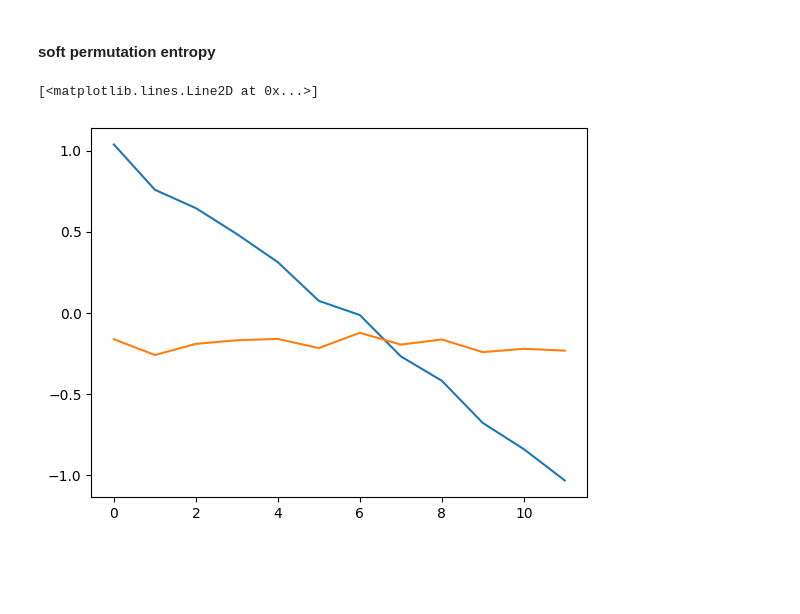
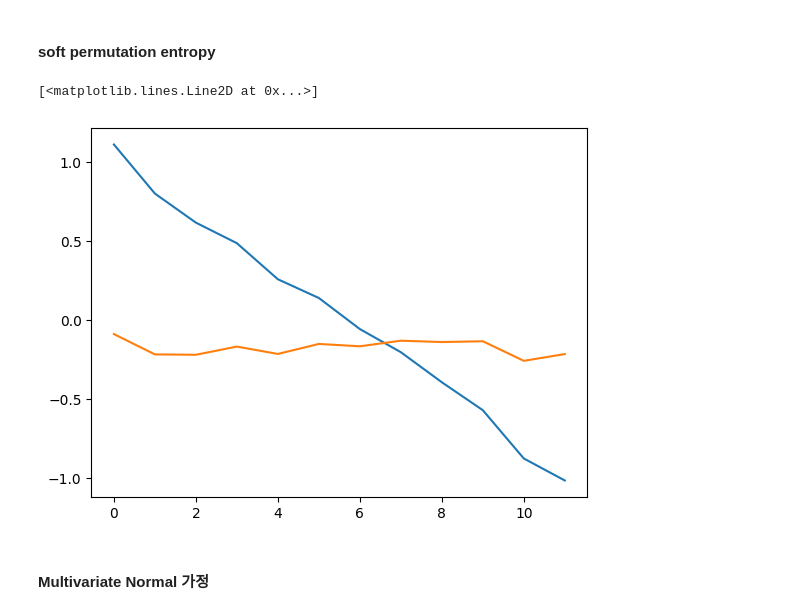
Before and after one commit to JunetaeKim/SurProGenes, a Jupyter notebook: 2.Analysis/Future/FutureExperimental.ipynb, the cells around one changed output. Cells and saved outputs as stored; diff of their text form; code cells hidden in the pictures; blank space fills up the shorter version.

```diff
--- a/2.Analysis/Future/FutureExperimental.ipynb
+++ b/2.Analysis/Future/FutureExperimental.ipynb
@@ -204,13 +204,15 @@ import itertools
 # %%
 Rand = np.random.normal(0, 0.05, 12)
 MonoInc = -np.linspace(-1, 1, 12) + Rand
-Horizon = np.ones(12)-0.2 + Rand
+#Horizon = np.ones(12)-0.2 + Rand
 Horizon = np.zeros(12)-0.2 + Rand
 
 window_size = 3
 
 plt.plot(MonoInc)
 plt.plot(Horizon)
 # %% [output]
 [<matplotlib.lines.Line2D at 0x...>]
-[figure, old version]
+[figure, new version]
+# %% [markdown]
+#### Multivariate Normal 가정
```
Also changed, not shown: parts of 13 cells of this notebook.
